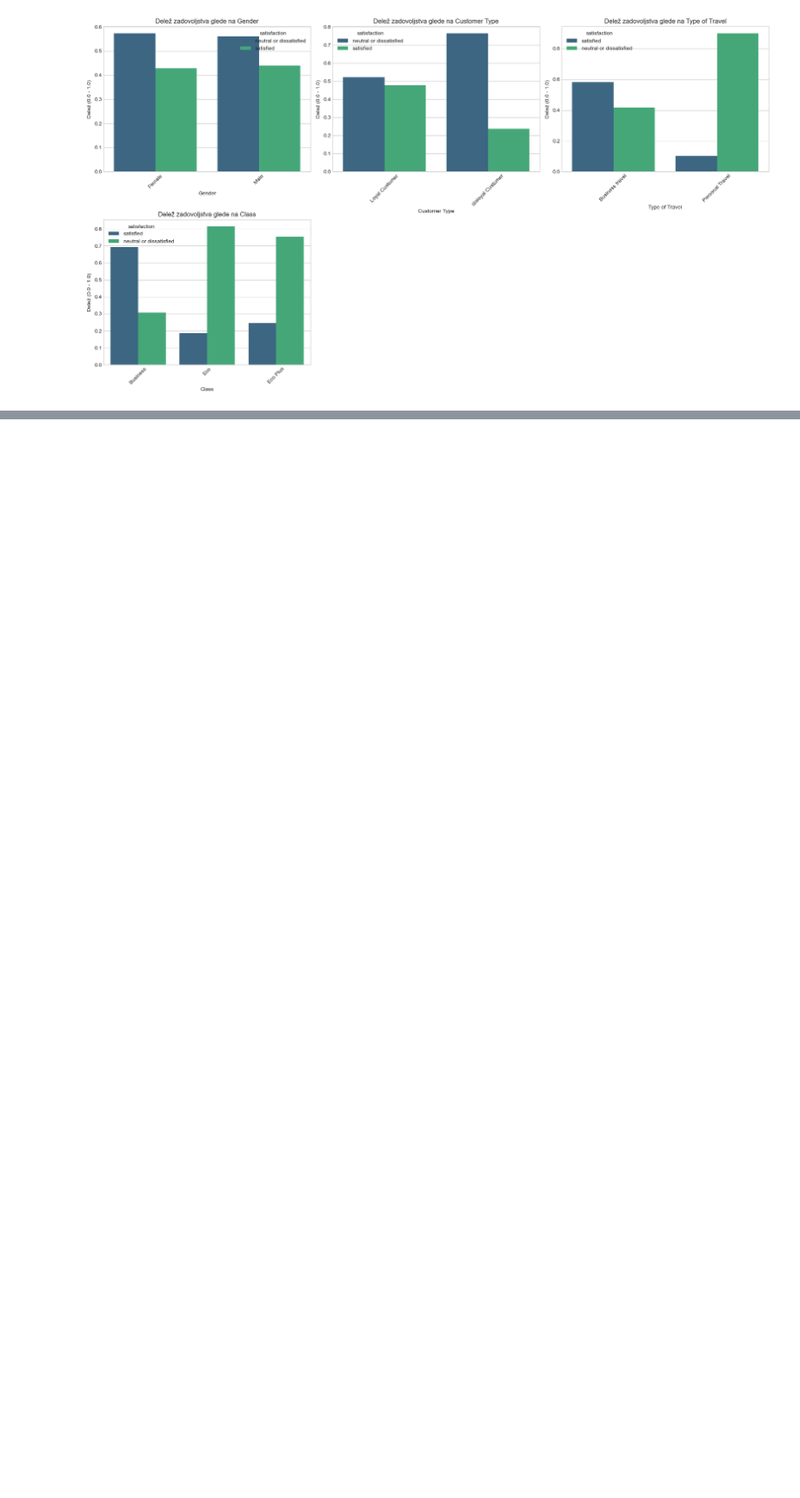
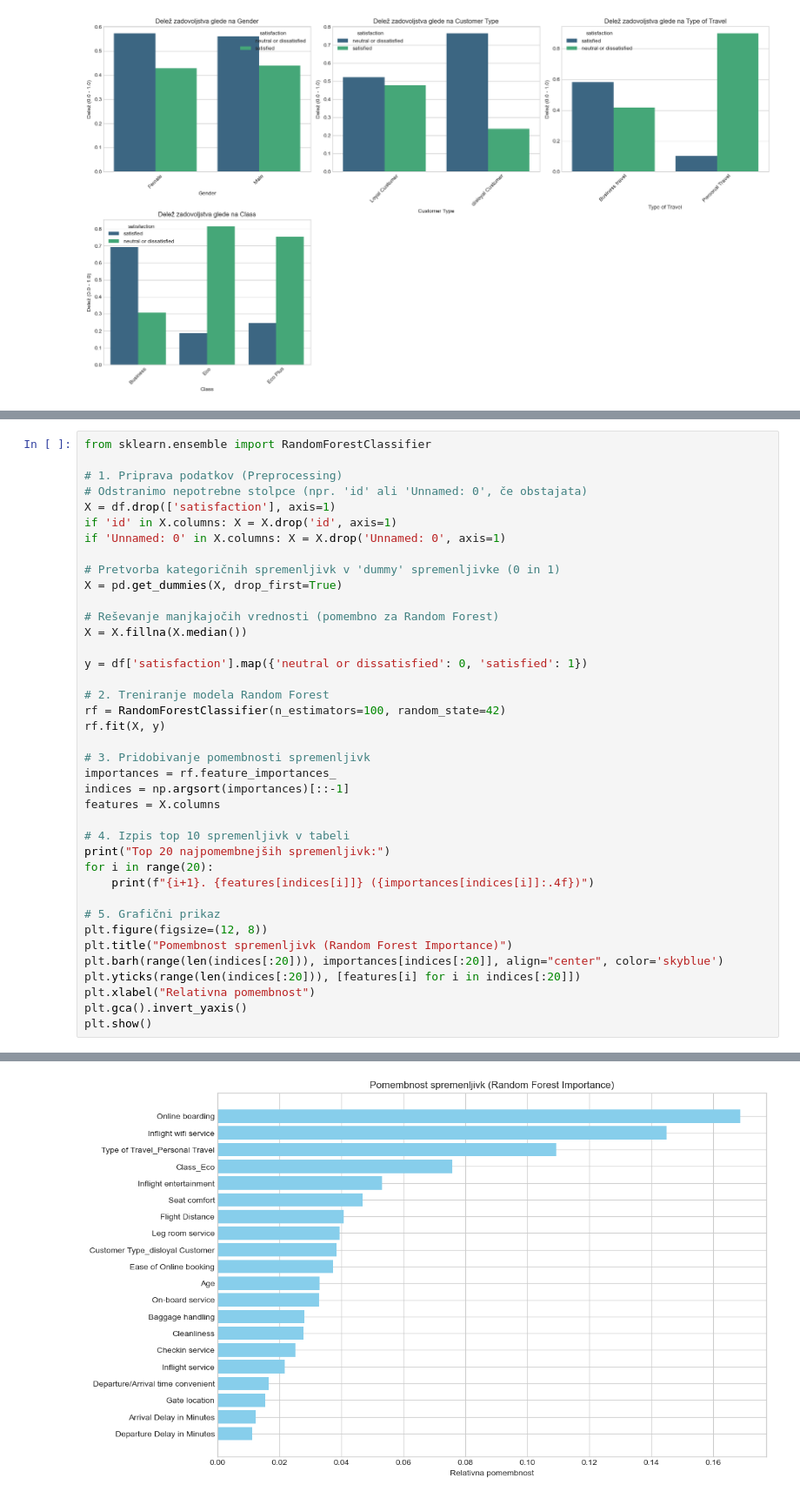
Before and after one commit to RokPorekar/VUVI-seminar-paper, a Jupyter notebook: report.ipynb, the cells around one changed output, grey strips where cells are left out. Shown at 87% size. Cells and saved outputs as stored; diff of their text form; blank space fills up the shorter version.

Commit message:
Dodan izbor spremenljivk

```diff
--- a/report.ipynb
+++ b/report.ipynb
@@ -607,0 +610,40 @@ plt.show()
+# %%
+from sklearn.ensemble import RandomForestClassifier
+
+# 1. Priprava podatkov (Preprocessing)
+# Odstranimo nepotrebne stolpce (npr. 'id' ali 'Unnamed: 0', če obstajata)
+X = df.drop(['satisfaction'], axis=1)
+if 'id' in X.columns: X = X.drop('id', axis=1)
+if 'Unnamed: 0' in X.columns: X = X.drop('Unnamed: 0', axis=1)
+
+# Pretvorba kategoričnih spremenljivk v 'dummy' spremenljivke (0 in 1)
+X = pd.get_dummies(X, drop_first=True)
+
+# Reševanje manjkajočih vrednosti (pomembno za Random Forest)
+X = X.fillna(X.median())
+
+y = df['satisfaction'].map({'neutral or dissatisfied': 0, 'satisfied': 1})
+
+# 2. Treniranje modela Random Forest
+rf = RandomForestClassifier(n_estimators=100, random_state=42)
+rf.fit(X, y)
+
+# 3. Pridobivanje pomembnosti spremenljivk
+importances = rf.feature_importances_
+indices = np.argsort(importances)[::-1]
+features = X.columns
+
+# 4. Izpis top 10 spremenljivk v tabeli
+print("Top 20 najpomembnejših spremenljivk:")
+for i in range(20):
+    print(f"{i+1}. {features[indices[i]]} ({importances[indices[i]]:.4f})")
+
+# 5. Grafični prikaz
+plt.figure(figsize=(12, 8))
+plt.title("Pomembnost spremenljivk (Random Forest Importance)")
+plt.barh(range(len(indices[:20])), importances[indices[:20]], align="center", color='skyblue')
+plt.yticks(range(len(indices[:20])), [features[i] for i in indices[:20]])
+plt.xlabel("Relativna pomembnost")
+plt.gca().invert_yaxis()
+plt.show()
+# %% [output]
@@ -607,0 +667 @@ plt.show()
+[figure, added]
```
Also changed, not shown: parts of 2 cells of this notebook.
